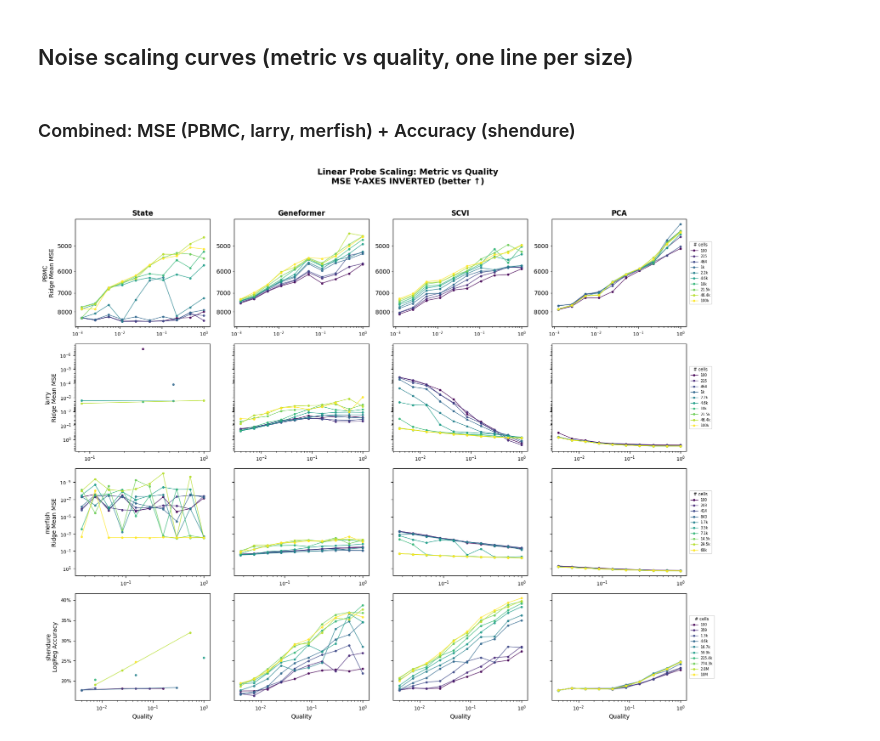
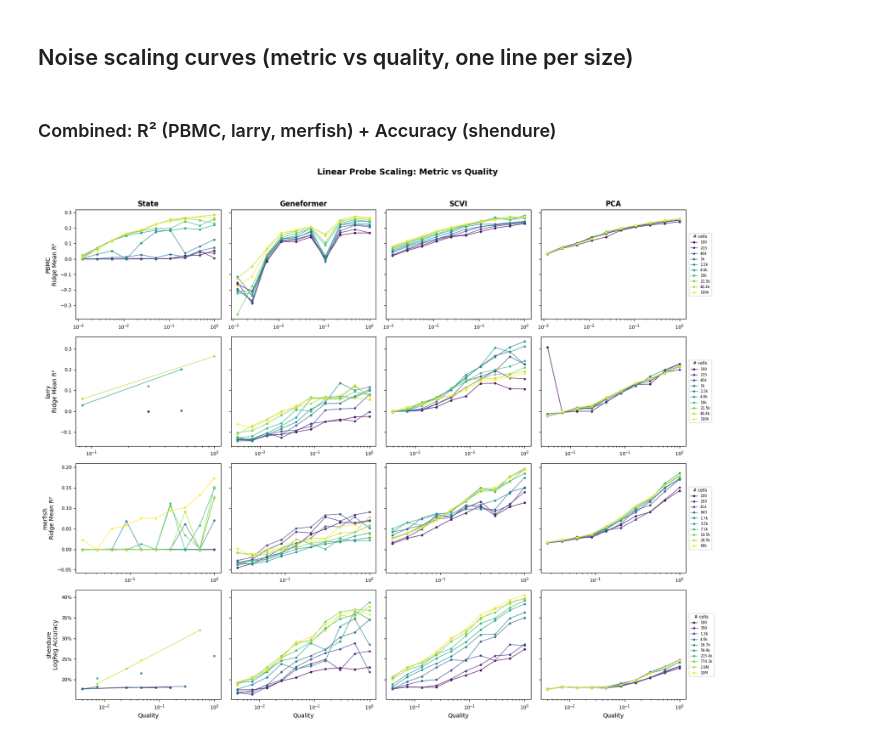
Before and after one commit to igor-sadalski/Scaling-up-measurement-noise-scaling-laws, a Jupyter notebook: analysis/2026-04-15_15-30_plot_linear_probe_scaling_curves.ipynb, the cells around one changed output. Saved outputs shown, nothing was run; the diff lists cells and outputs as text; code cells hidden in the pictures.

```diff
--- a/analysis/2026-04-15_15-30_plot_linear_probe_scaling_curves.ipynb
+++ b/analysis/2026-04-15_15-30_plot_linear_probe_scaling_curves.ipynb
@@ -158,15 +158,15 @@ def _plain_number(x, pos):
     return f'{x:g}'
 # %%
 # Combined figure: each row is one (dataset, metric) pair
-# (dataset, metric_col, display_label, lower_is_better, pct)
+# (dataset, metric_col, display_label, lower_is_better, pct, log_y)
 ROW_SPECS = [
-    ('PBMC',     'ridge_mean_mse',  'Ridge Mean MSE',    True,  False),
-    ('larry',    'ridge_mean_mse',  'Ridge Mean MSE',    True,  False),
-    ('merfish',  'ridge_mean_mse',  'Ridge Mean MSE',    True,  False),
-    ('shendure', 'logreg_accuracy', 'LogReg Accuracy',   False, True),
+    ('PBMC',     'ridge_mean_r2',   'Ridge Mean R²',     False, False, False),
+    ('larry',    'ridge_mean_r2',   'Ridge Mean R²',     False, False, False),
+    ('merfish',  'ridge_mean_r2',   'Ridge Mean R²',     False, False, False),
+    ('shendure', 'logreg_accuracy', 'LogReg Accuracy',   False, True,  False),
 ]
 # %% [markdown]
-### Combined: MSE (PBMC, larry, merfish) + Accuracy (shendure)
+### Combined: R² (PBMC, larry, merfish) + Accuracy (shendure)
 # %%
 algorithms = [a for a in ALGO_ORDER if a in df['algorithm'].unique()]
 n_rows = len(ROW_SPECS)
@@ -185,7 +185,7 @@ for i in range(n_rows):
 
 cmap = plt.cm.viridis
 
-for i, (ds, metric_col, metric_label, lower_is_better, pct) in enumerate(ROW_SPECS):
+for i, (ds, metric_col, metric_label, lower_is_better, pct, log_y) in enumerate(ROW_SPECS):
     # Sizes and colornorm for this dataset
     sizes = sorted(df[df['dataset'] == ds]['size'].unique())
     norm = mcolors.LogNorm(vmin=min(sizes), vmax=max(sizes)) if sizes else None
@@ -210,45 +210,39 @@ for i, (ds, metric_col, metric_label, lower_is_better, pct) in enumerate(ROW_SPE
         if pct:
             ax.yaxis.set_major_formatter(
                 mticker.FuncFormatter(lambda v, _: f'{v:.0f}%'))
-        else:
+        elif log_y:
             ax.set_yscale('log')
-            if ds == 'PBMC':
-                # PBMC MSE values are ~4000-9000: show major+minor as plain integers
-                ax.yaxis.set_major_formatter(plain_fmtr)
-                ax.yaxis.set_minor_formatter(plain_fmtr)
-            else:
-                # larry/merfish: default log formatting, suppress minor labels
-                ax.yaxis.set_minor_formatter(mticker.NullFormatter())
+            ax.yaxis.set_minor_formatter(mticker.NullFormatter())
 
         # x-label only on last row
         if i == n_rows - 1:
             ax.set_xlabel('Quality', fontsize=10)
         # y-label: dataset + metric subtitle
         if j == 0:
             ax.set_ylabel(f'{ds}\n{metric_label}', fontsize=10)
         # algo title on top row
         if i == 0:
             ax.set_title(algo, fontsize=12, fontweight='bold')
         ax.tick_params(labelsize=8)
         if j > 0:
             ax.tick_params(labelleft=False)
 
     # Invert y-axis ONCE on the lead axis (shared axes toggle on each call)
     if lower_is_better:
         axes[i, 0].invert_yaxis()
 
     # Legend to the right of last column per row
     last_ax = axes[i, n_cols - 1]
     handles, labels = last_ax.get_legend_handles_labels()
     if handles:
         last_ax.legend(handles, labels, title='# cells', fontsize=6,
                        title_fontsize=7, loc='center left',
                        bbox_to_anchor=(1.02, 0.5), borderaxespad=0,
                        frameon=True, framealpha=0.8)
 
-fig.suptitle('Linear Probe Scaling: Metric vs Quality\nMSE Y-AXES INVERTED (better \u2191)',
+fig.suptitle('Linear Probe Scaling: Metric vs Quality',
              fontsize=14, fontweight='bold')
 fig.tight_layout(rect=[0, 0.01, 0.92, 0.96])
 plt.show()
 # %% [output]
-[figure, old version]
+[figure, new version]
```
Also changed, not shown: 9 other files.
